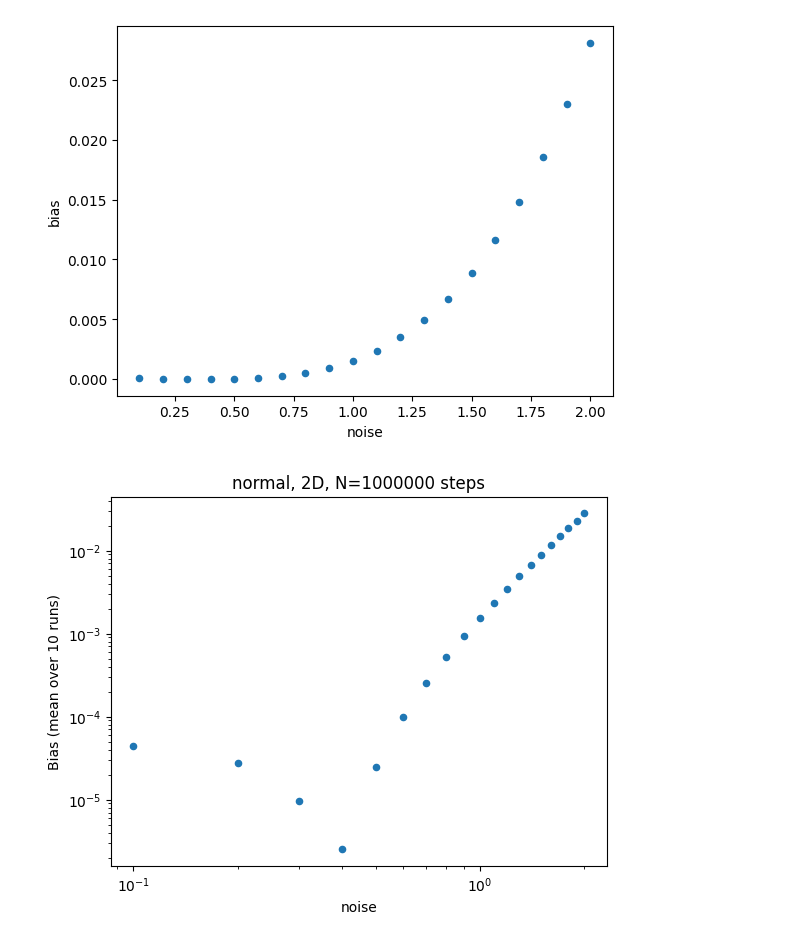
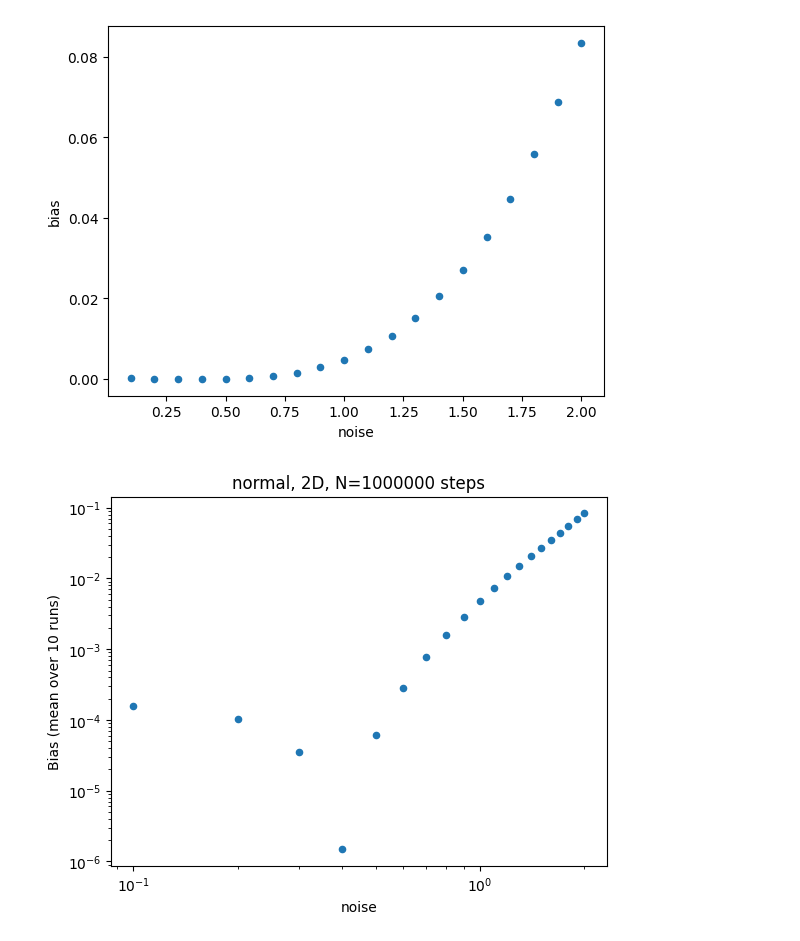
Before and after one commit to reubenharry/blackjax, a Jupyter notebook: benchmarks/mcmc/noise.ipynb, the cells around one changed output. Saved outputs shown, nothing was run; the diff lists cells and outputs as text; code cells hidden in the pictures.

```diff
--- a/benchmarks/mcmc/noise.ipynb
+++ b/benchmarks/mcmc/noise.ipynb
@@ -17,5 +16,7 @@ from blackjax.adaptation.mclmc_adaptation import MCLMCAdaptationState
 import jax
 # %%
+
+
 def run_mclmc(logdensity_fn, num_steps, initial_position, key):
     init_key, tune_key, run_key = jax.random.split(key, 3)
 
@@ -43,7 +44,7 @@ def run_mclmc(logdensity_fn, num_steps, initial_position, key):
 
 def get_optimal_params(model, sampler):
 
-        _, _, params = benchmark_chains(models[model], samplers[sampler], batch=10, n = 100000, favg=models[model].E_x2, fvar=models[model].Var_x2)
+        _, _, params = benchmark_chains(models[model], samplers[sampler], batch=10, n = 5000000, favg=models[model].E_x2, fvar=models[model].Var_x2, only_tune=True)
         return params
 # %%
 def parameter_exploration(model, batch_size, N):
@@ -51,11 +52,15 @@ def parameter_exploration(model, batch_size, N):
 
     results = defaultdict(float)
 
-    optimal_step_size, optimal_L = get_optimal_params(model, 'mclmc')
+    optimal_L, optimal_step_size = get_optimal_params(model, 'mclmc')
     optimal_step_size, optimal_L = optimal_step_size.mean().item(), optimal_L.mean().item()
 
+    # print(optimal_step_size, optimal_L, "\n\n\n\n")
+
+    # optimal_step_size, optimal_L = 1.005, 16.765137 # TODO: remove
+
     def sampler_mclmc(step_size, L, noise):
-        def s(logdensity_fn, num_steps, initial_position, key):
+        def s(logdensity_fn, num_steps, initial_position, key, only_tune=False):
             alg = blackjax.mclmc(
             logdensity_fn=logdensity_fn,
             step_size=step_size,
@@ -76,7 +81,8 @@ def parameter_exploration(model, batch_size, N):
     # for model in ["simple"]:
         # for step_size, L, noise, N in itertools.product([1.005], [16.765137], [1., 2.], np.linspace(100000.,2000000., 8)):
         #     N = N.astype(int)
-        #     _, bias = benchmark_chains(models[model], sampler_mclmc(step_size, L, noise), batch=batch_size, n=N,favg=models[model].E_x2, fvar=models[model].Var_x2) #not using fvar and favg
+        #     _, bias = benchmark_chains(models[model],
+        # (step_size, L, noise), batch=batch_size, n=N,favg=models[model].E_x2, fvar=models[model].Var_x2) #not using fvar and favg
         #     results[(model, step_size, L, noise, N)] = bias
 
     for step_size, L, noise, num_steps in itertools.product([optimal_step_size], [optimal_L], np.linspace(1e-1, 2, 20), [N]):
@@ -92,4 +98,4 @@ def parameter_exploration(model, batch_size, N):
 batch_size = 10
 N = 1000000
 model = "normal"
-results, optimal_step_size, optimal_L = parameter_exploration("simple", batch_size=batch_size, N=N)
+results, optimal_step_size, optimal_L = parameter_exploration(model, batch_size=batch_size, N=N)
@@ -96,21 +172,21 @@ results, optimal_step_size, optimal_L = parameter_exploration("simple", batch_si
 # %%
 df = pd.Series(results).reset_index()
 df.columns = ["model", "step_size", "L", "noise", "N", "bias"]
 
 df_1 = df[df.N==N]
-df_1 = df_1[df_1.model=="simple"]
+df_1 = df_1[df_1.model==model]
 df_1 = df_1[df_1.step_size==optimal_step_size]
 df_1 = df_1[df_1.L==optimal_L]
 df_1
 
 df_1.plot.scatter(x="noise", y="bias", colormap='viridis', )
 df_1.plot.scatter(x="noise", y="bias", colormap='viridis', loglog=True)
 plt.xlabel('noise')
 plt.ylabel(f'Bias (mean over {batch_size} runs)')
 plt.title(f'{model}, 2D, N={N} steps')
 plt.show()
 # %% [output]
-[figure, old version]
+[figure, new version]
-[figure, old version]
+[figure, new version]
 # %%
 df_2 = df[df.N==N]
```
Also changed, not shown: parts of 3 cells of this notebook, 2 other files.
